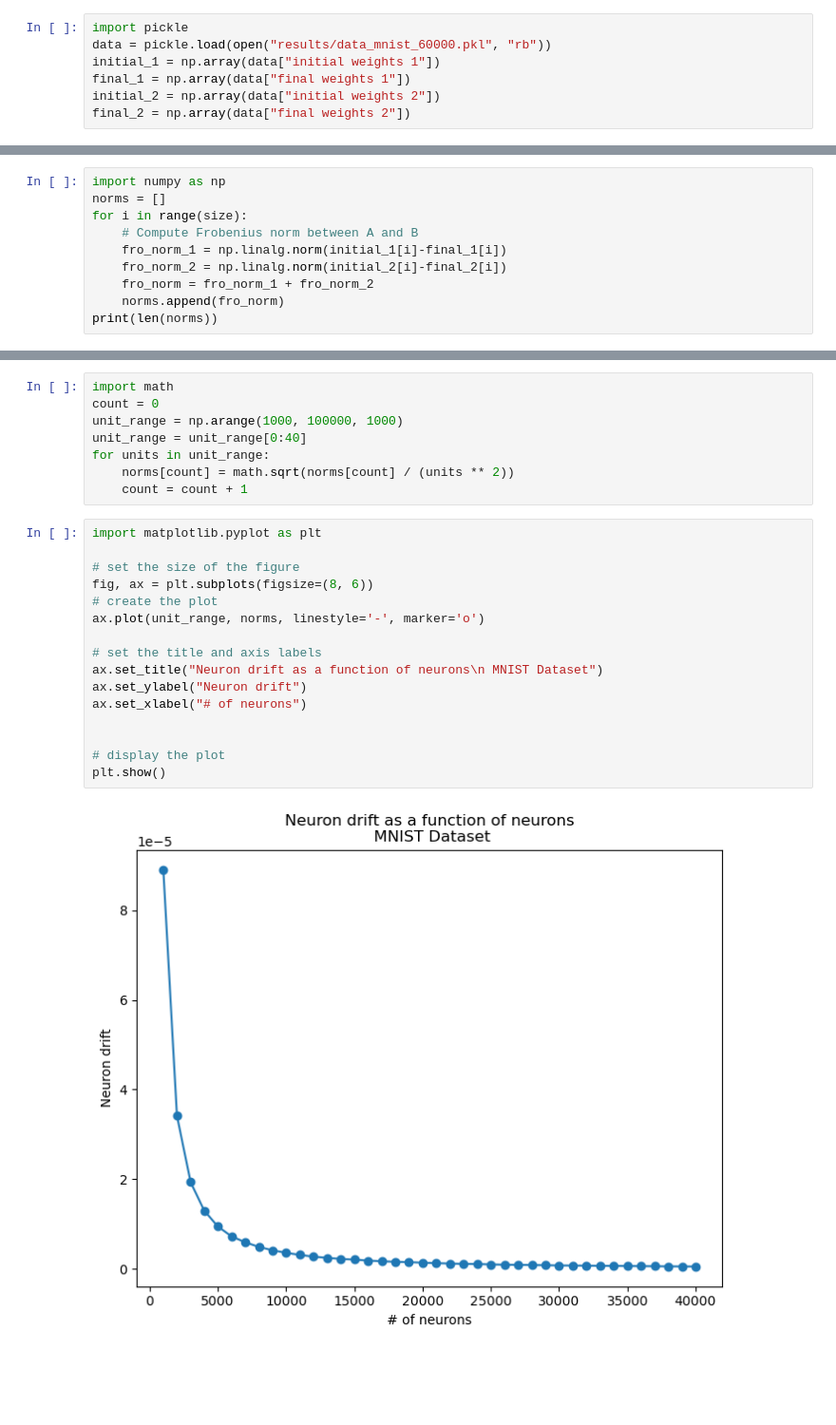
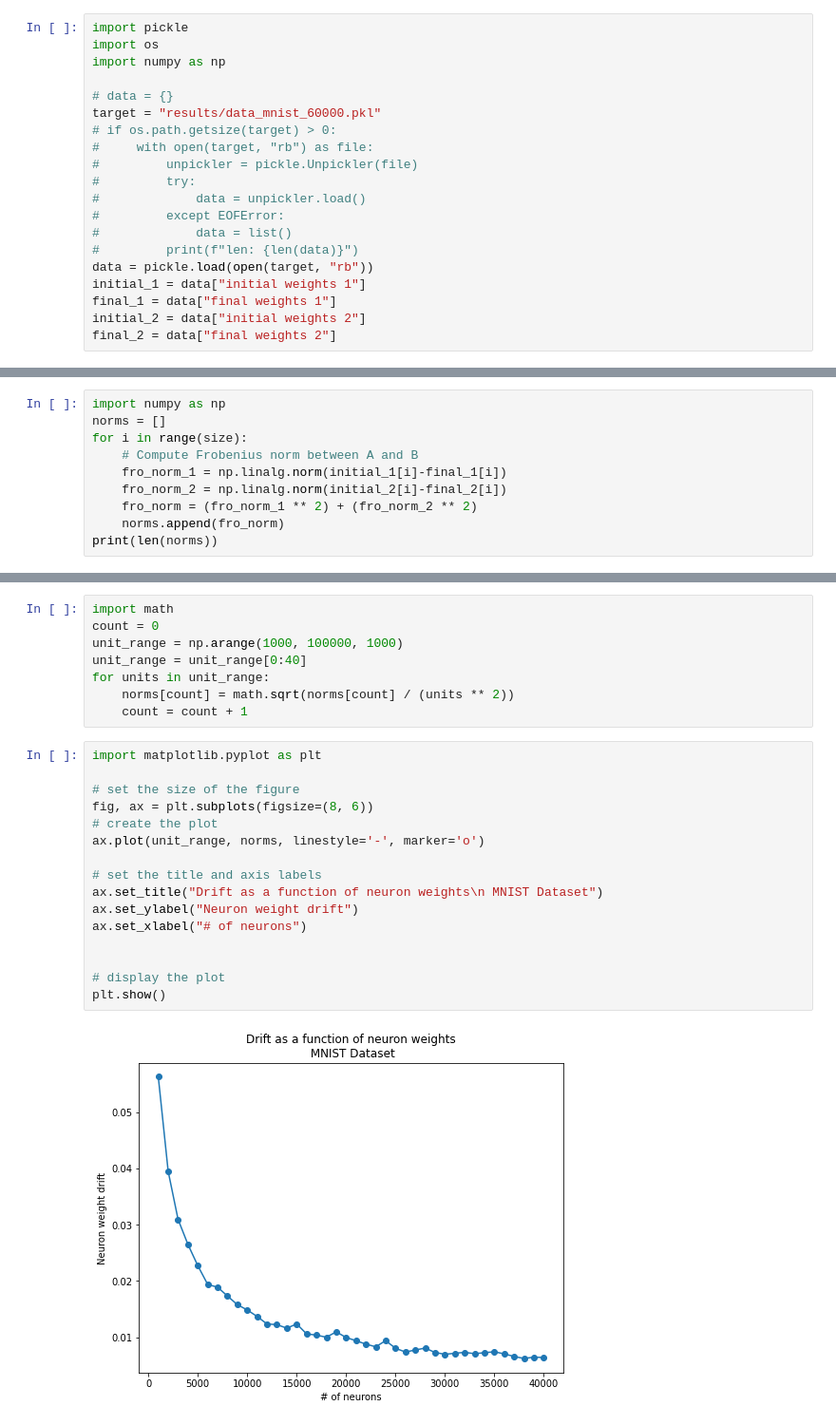
Before and after one commit to Kennethm-spec/Exploring-the-Limits-of-Lazy-Training-in-Neural-Networks, a Jupyter notebook: sample_loss.ipynb, the cells around one changed output, grey strips where cells are left out. Shown at 95% size. Drawn from its saved outputs; the diff is of its cells as text; blank space fills up the shorter version.

Commit message:
finished up approved distance plots

```diff
--- a/sample_loss.ipynb
+++ b/sample_loss.ipynb
@@ -221,11 +221,24 @@ weights = {"initial weights 1": initial_weights_1, "final weights 1": final_weig
 pickle.dump(weights, open( "data_mnist_60000.pkl", "wb" ) )
 # %%
 import pickle
-data = pickle.load(open("results/data_mnist_60000.pkl", "rb"))
-initial_1 = np.array(data["initial weights 1"])
-final_1 = np.array(data["final weights 1"])
-initial_2 = np.array(data["initial weights 2"])
-final_2 = np.array(data["final weights 2"])
+import os
+import numpy as np
+
+# data = {}
+target = "results/data_mnist_60000.pkl"
+# if os.path.getsize(target) > 0:
+#     with open(target, "rb") as file:
+#         unpickler = pickle.Unpickler(file)
+#         try:
+#             data = unpickler.load()
+#         except EOFError:
+#             data = list()
+#         print(f"len: {len(data)}")
+data = pickle.load(open(target, "rb"))
+initial_1 = data["initial weights 1"]
+final_1 = data["final weights 1"]
+initial_2 = data["initial weights 2"]
+final_2 = data["final weights 2"]
 # %%
 size = len(final_2)
 print(size)
@@ -242,7 +255,7 @@ for i in range(size):
     # Compute Frobenius norm between A and B
     fro_norm_1 = np.linalg.norm(initial_1[i]-final_1[i])
     fro_norm_2 = np.linalg.norm(initial_2[i]-final_2[i])
-    fro_norm = fro_norm_1 + fro_norm_2
+    fro_norm = (fro_norm_1 ** 2) + (fro_norm_2 ** 2)
     norms.append(fro_norm)
 print(len(norms))
 # %% [output]
@@ -258,18 +271,18 @@ for units in unit_range:
 # %%
 import matplotlib.pyplot as plt
 
 # set the size of the figure
 fig, ax = plt.subplots(figsize=(8, 6))
 # create the plot
 ax.plot(unit_range, norms, linestyle='-', marker='o')
 
 # set the title and axis labels
-ax.set_title("Neuron drift as a function of neurons\n MNIST Dataset")
-ax.set_ylabel("Neuron drift")
+ax.set_title("Drift as a function of neuron weights\n MNIST Dataset")
+ax.set_ylabel("Neuron weight drift")
 ax.set_xlabel("# of neurons")
 
 
 # display the plot
 plt.show()
 # %% [output]
-[figure, old version]
+[figure, new version]
```
Also changed, not shown: parts of 1 cell of this notebook, 4 other files.
